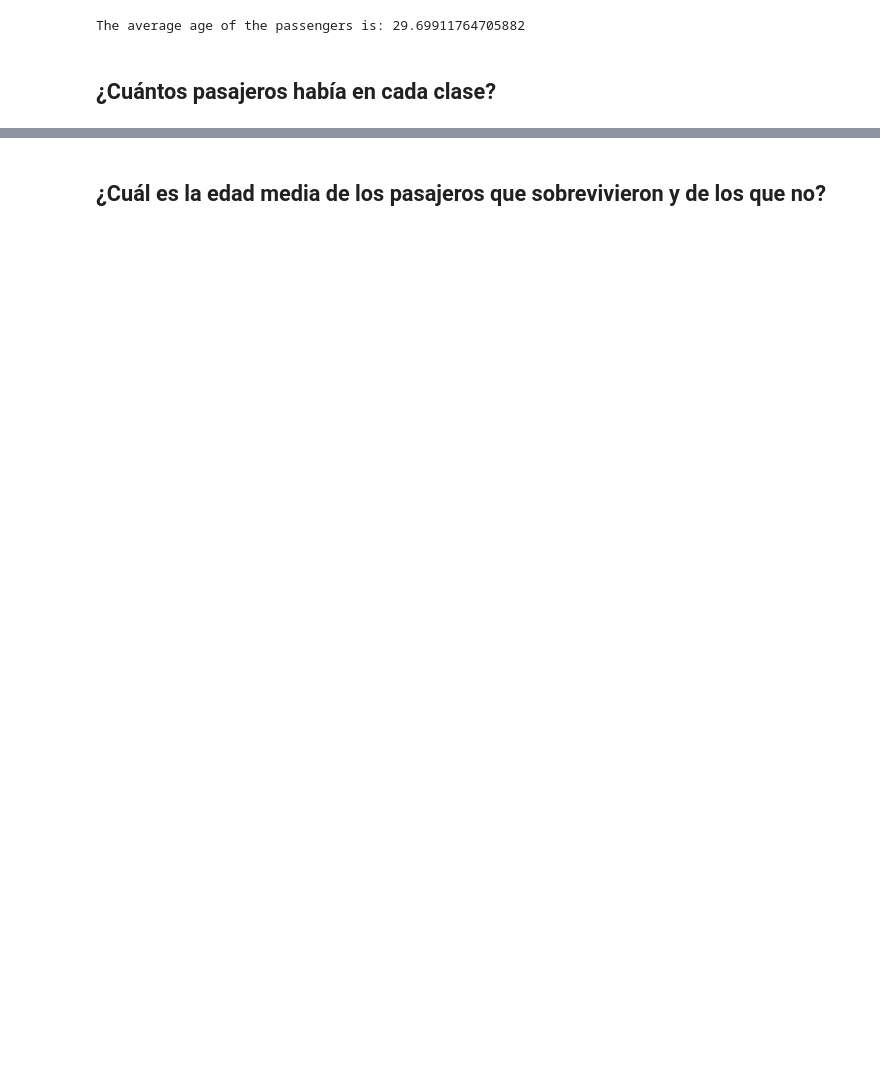
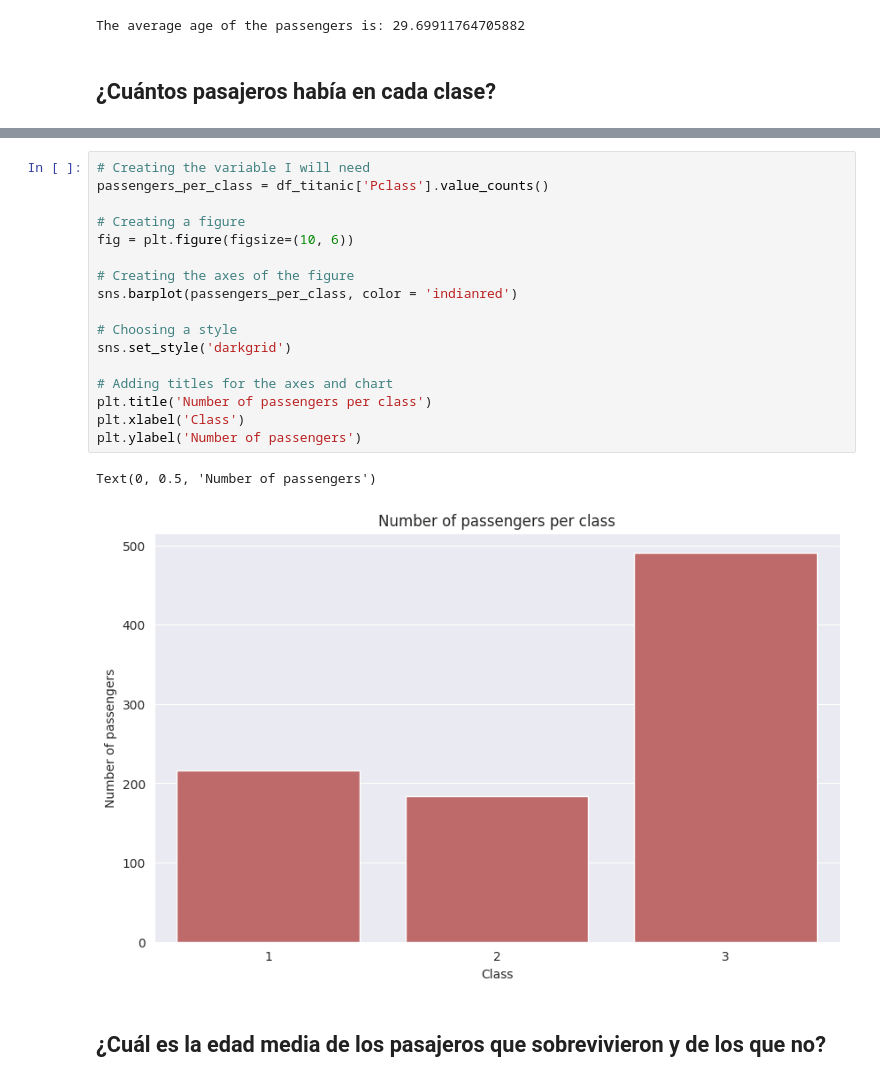
Before and after one commit to MarinaHolland/Python-Intro-for-Data-Science-at-CodeSpace, a Jupyter notebook: Notebooks/Lesson III - Pandas intro.ipynb, the cells around one changed output, grey strips where cells are left out. Drawn from its saved outputs; the diff is of its cells as text; blank space fills up the shorter version.

```diff
--- a/Notebooks/Lesson III - Pandas intro.ipynb
+++ b/Notebooks/Lesson III - Pandas intro.ipynb
@@ -716,2 +752,22 @@ The average age of the passengers is: 29.69911764705882
+# %%
+# Creating the variable I will need
+passengers_per_class = df_titanic['Pclass'].value_counts()
+
+# Creating a figure
+fig = plt.figure(figsize=(10, 6))
+
+# Creating the axes of the figure
+sns.barplot(passengers_per_class, color = 'indianred')
+
+# Choosing a style
+sns.set_style('darkgrid')
+
+# Adding titles for the axes and chart
+plt.title('Number of passengers per class')
+plt.xlabel('Class')
+plt.ylabel('Number of passengers')
+# %% [output]
+Text(0, 0.5, 'Number of passengers')
+[figure, added]
 # %% [markdown]
 ## ¿Cuál es la edad media de los pasajeros que sobrevivieron y de los que no?
```
Also changed, not shown: parts of 17 cells of this notebook.
